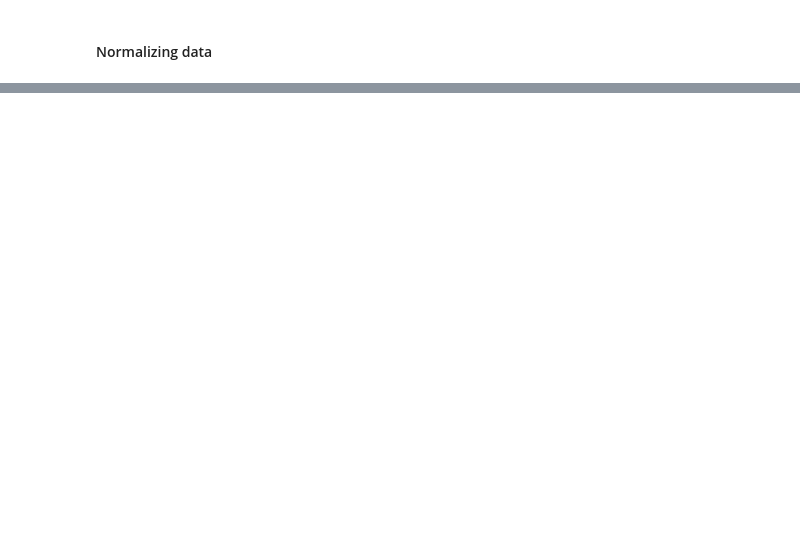
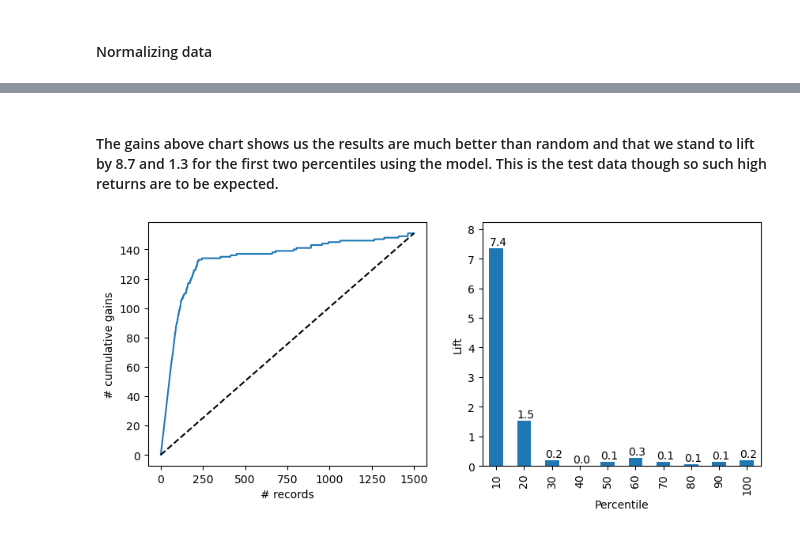
Before and after one commit to wolfesamk/MSBA-206, a Jupyter notebook: DMBA Chapter 7.ipynb, the cells around one changed output, grey strips where cells are left out. Cells and saved outputs as stored; diff of their text form; code cells hidden in the pictures; blank space fills up the shorter version.

```diff
--- a/DMBA Chapter 7.ipynb
+++ b/DMBA Chapter 7.ipynb
@@ -72,0 +214,4 @@ scaler = preprocessing.StandardScaler()
+# %%
+bank_trainData, bank_TempData = train_test_split(dfBank, test_size=0.5, random_state=1)
+bank_validData, bank_testData = train_test_split(bank_TempData, test_size=0.4, random_state=1)
+print(bank_trainData.shape, bank_validData.shape, bank_testData.shape)
@@ -72,0 +220,13 @@ scaler = preprocessing.StandardScaler()
+# %%
+scaler = preprocessing.StandardScaler()
+scaler.fit(bank_trainData[predictors])
+#scaler.transform(train_df[predictors])
+# Transform the predictors of training, validation and newCustomer
+bank_train_X = scaler.transform(bank_trainData[predictors])
+bank_train_y = bank_trainData[outcome]
+bank_valid_X = scaler.transform(bank_validData[predictors])
+bank_valid_y = bank_validData[outcome]
+bank_test_X = scaler.transform(bank_testData[predictors])
+bank_test_y = bank_testData[outcome]
+# %%
+knn5 = KNeighborsClassifier(n_neighbors=5).fit(bank_train_X, bank_train_y)
@@ -72,0 +277,15 @@ scaler = preprocessing.StandardScaler()
+# %% [markdown]
+#### The gains above chart shows us the results are much better than random and that we stand to lift by 8.7 and 1.3 for the first two percentiles using the model. This is the test data though so such high returns are to be expected.
+# %%
+proba = knn5.predict_proba(bank_valid_X)
+result = pd.DataFrame({'actual': bank_valid_y,
+                       'p(0)': [p[0] for p in proba],
+                       'p(1)': [p[1] for p in proba],
+                       'predicted': knn5.predict(bank_valid_X) })
+df = result.sort_values(by=['p(1)'], ascending=False)
+fig, axes = plt.subplots(nrows=1, ncols=2, figsize=(10, 4))
+gainsChart(df.actual, ax=axes[0])
+liftChart(df.actual, title=False)
+plt.show()
+# %% [output]
+[figure, added]
```
Also changed, not shown: parts of 50 cells of this notebook, 1 other file.
